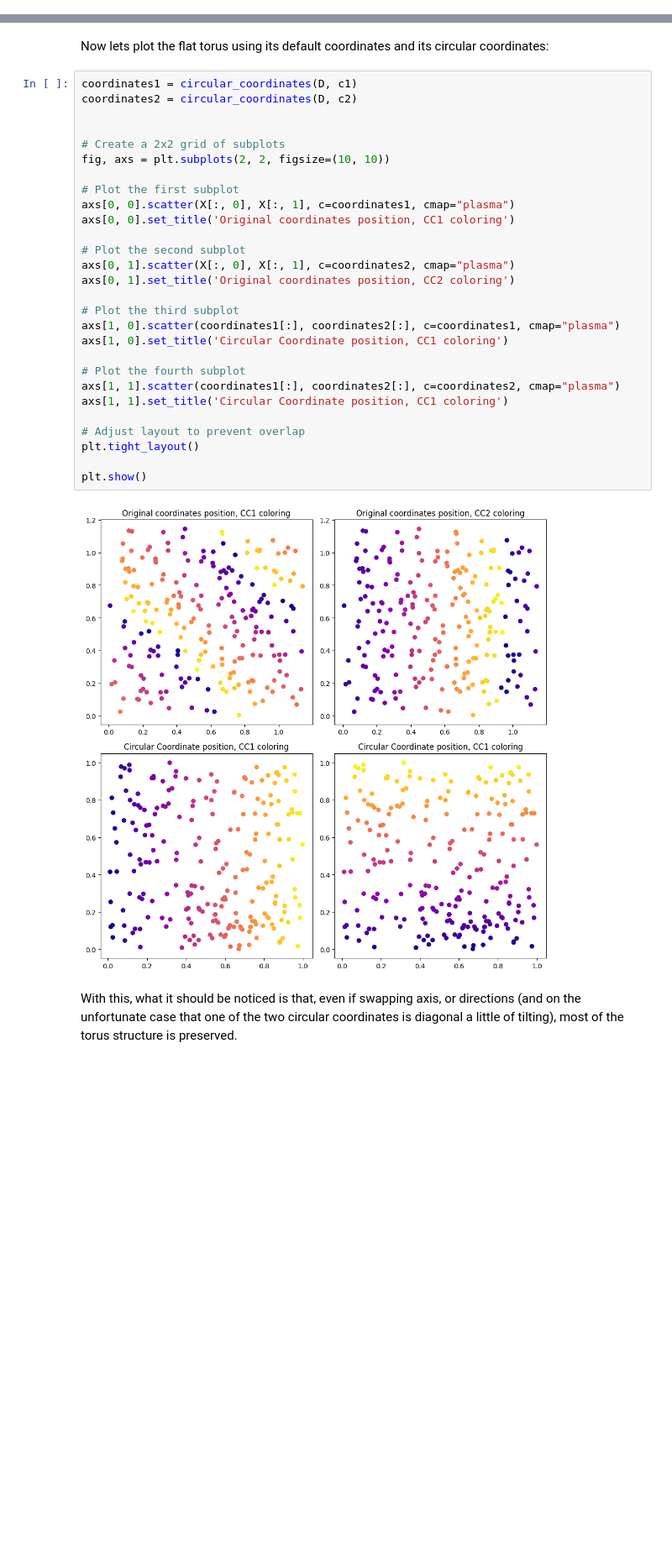
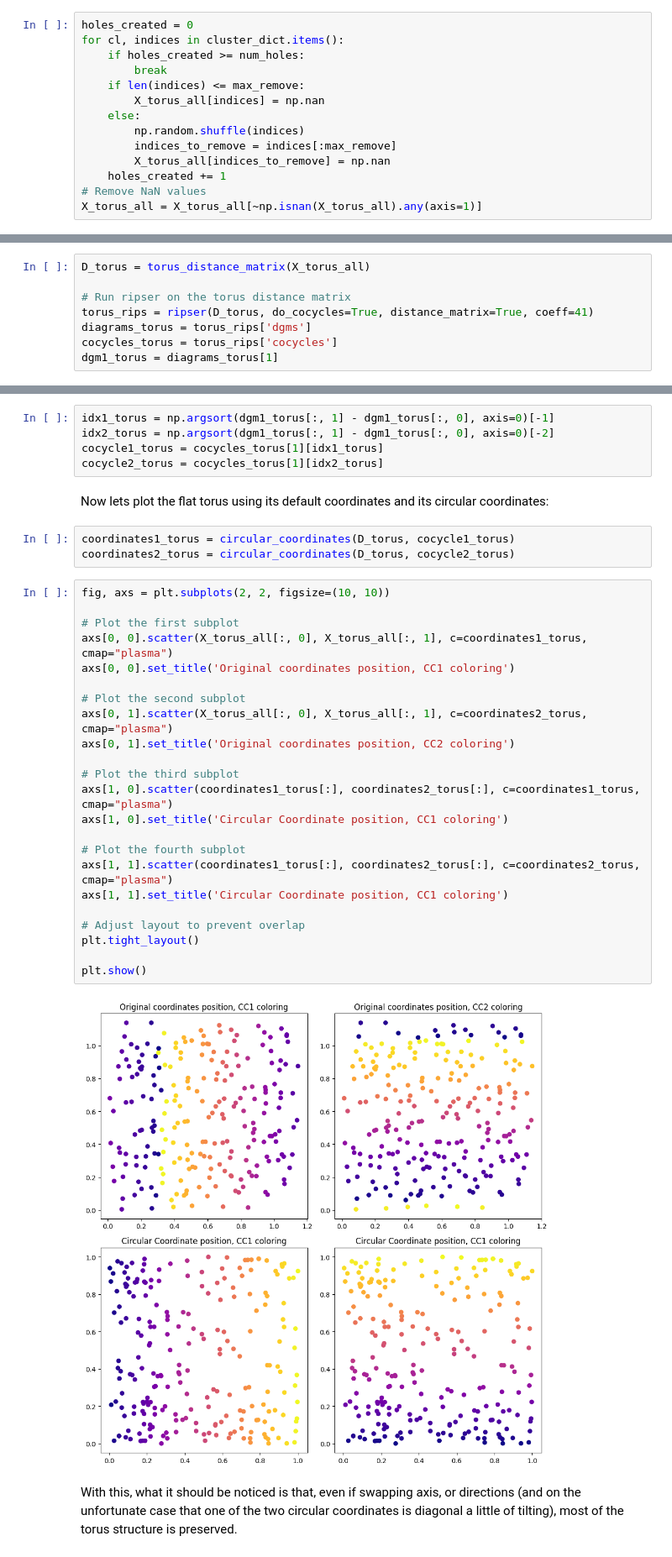
Before and after one commit to Bernat-Jorda-Carbonell/TDA_projects, a Jupyter notebook: circular_coordinates/TDA_circular_coordinates.ipynb, the cells around one changed output, grey strips where cells are left out. Shown at 84% size. Drawn from its saved outputs; the diff is of its cells as text; blank space fills up the shorter version.

```diff
--- a/circular_coordinates/TDA_circular_coordinates.ipynb
+++ b/circular_coordinates/TDA_circular_coordinates.ipynb
@@ -696,0 +636,14 @@ NameError: name 'torus_distance_matrix' is not defined
+# %%
+holes_created = 0
+for cl, indices in cluster_dict.items():
+    if holes_created >= num_holes:
+        break
+    if len(indices) <= max_remove:
+        X_torus_all[indices] = np.nan
+    else:
+        np.random.shuffle(indices)
+        indices_to_remove = indices[:max_remove]
+        X_torus_all[indices_to_remove] = np.nan
+    holes_created += 1
+# Remove NaN values
+X_torus_all = X_torus_all[~np.isnan(X_torus_all).any(axis=1)]
@@ -696,0 +663,8 @@ NameError: name 'torus_distance_matrix' is not defined
+# %%
+D_torus = torus_distance_matrix(X_torus_all)
+
+# Run ripser on the torus distance matrix
+torus_rips = ripser(D_torus, do_cocycles=True, distance_matrix=True, coeff=41)
+diagrams_torus = torus_rips['dgms']
+cocycles_torus = torus_rips['cocycles']
+dgm1_torus = diagrams_torus[1]
@@ -711,34 +683,37 @@ NameError: name 'torus_distance_matrix' is not defined
+# %%
+idx1_torus = np.argsort(dgm1_torus[:, 1] - dgm1_torus[:, 0], axis=0)[-1]
+idx2_torus = np.argsort(dgm1_torus[:, 1] - dgm1_torus[:, 0], axis=0)[-2]
+cocycle1_torus = cocycles_torus[1][idx1_torus]
+cocycle2_torus = cocycles_torus[1][idx2_torus]
 # %% [markdown]
 Now lets plot the flat torus using its default coordinates and its circular coordinates:
+# %%
+coordinates1_torus = circular_coordinates(D_torus, cocycle1_torus)
+coordinates2_torus = circular_coordinates(D_torus, cocycle2_torus)
 # %%
-coordinates1 = circular_coordinates(D, c1)
-coordinates2 = circular_coordinates(D, c2)
-
-
-# Create a 2x2 grid of subplots
 fig, axs = plt.subplots(2, 2, figsize=(10, 10))
 
 # Plot the first subplot
-axs[0, 0].scatter(X[:, 0], X[:, 1], c=coordinates1, cmap="plasma")
+axs[0, 0].scatter(X_torus_all[:, 0], X_torus_all[:, 1], c=coordinates1_torus, cmap="plasma")
 axs[0, 0].set_title('Original coordinates position, CC1 coloring')
 
 # Plot the second subplot
-axs[0, 1].scatter(X[:, 0], X[:, 1], c=coordinates2, cmap="plasma")
+axs[0, 1].scatter(X_torus_all[:, 0], X_torus_all[:, 1], c=coordinates2_torus, cmap="plasma")
 axs[0, 1].set_title('Original coordinates position, CC2 coloring')
 
 # Plot the third subplot
-axs[1, 0].scatter(coordinates1[:], coordinates2[:], c=coordinates1, cmap="plasma")
+axs[1, 0].scatter(coordinates1_torus[:], coordinates2_torus[:], c=coordinates1_torus, cmap="plasma")
 axs[1, 0].set_title('Circular Coordinate position, CC1 coloring')
 
 # Plot the fourth subplot
-axs[1, 1].scatter(coordinates1[:], coordinates2[:], c=coordinates2, cmap="plasma")
+axs[1, 1].scatter(coordinates1_torus[:], coordinates2_torus[:], c=coordinates2_torus, cmap="plasma")
 axs[1, 1].set_title('Circular Coordinate position, CC1 coloring')
 
 # Adjust layout to prevent overlap
 plt.tight_layout()
 
 plt.show()
 # %% [output]
-[figure, old version]
+[figure, new version]
 # %% [markdown]
 With this, what it should be noticed is that, even if  swapping axis, or directions (and on the unfortunate case that one of the two circular coordinates is diagonal a little of tilting), most of the torus structure is preserved.
```
Also changed, not shown: parts of 92 cells of this notebook.
